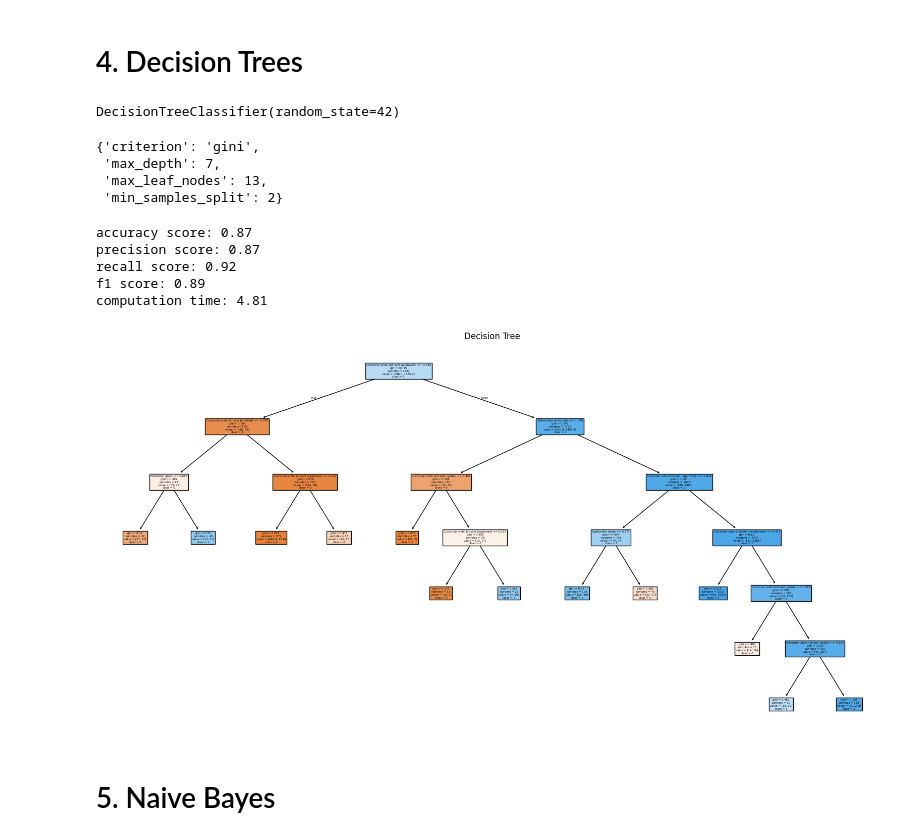
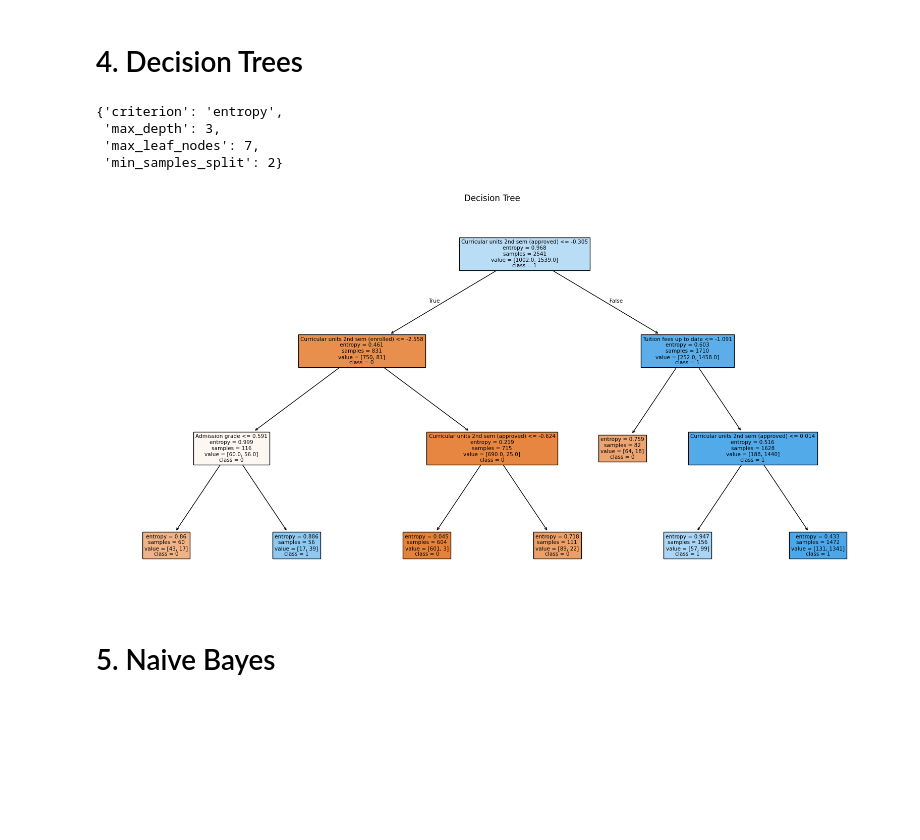
Before and after one commit to hannah127/EduPredictors, a Jupyter notebook: Training_ML_Models.ipynb, the cells around one changed output. Drawn from its saved outputs; the diff is of its cells as text; code cells hidden in the pictures; blank space fills up the shorter version.

```diff
--- a/Training_ML_Models.ipynb
+++ b/Training_ML_Models.ipynb
@@ -79,9 +78,9 @@ Coefficient of Determination (R2):  0.6187904145816794
 # %% [markdown]
 # 2. kNN
 # %%
-knn = KNeighborsClassifier(n_neighbors=5)
+model_knn = KNeighborsClassifier(n_neighbors=5)
 
-knn.fit(X_train, y_train)
+model_knn.fit(X_train, y_train)
 # %% [output]
 KNeighborsClassifier()
 # %%
@@ -107,7 +104,7 @@ g_res.best_params_
 # %% [output]
 {'metric': 'manhattan', 'n_neighbors': 7, 'weights': 'distance'}
 # %%
-knn = KNeighborsClassifier(n_neighbors = 7, weights = 'distance',metric = 'manhattan')
-knn.fit(X_train, y_train)
+model_knn_tuned = KNeighborsClassifier(n_neighbors = 7, weights = 'distance',metric = 'manhattan')
+model_knn_tuned.fit(X_train, y_train)
 # %% [output]
 KNeighborsClassifier(metric='manhattan', n_neighbors=7, weights='distance')
@@ -177,7 +145,5 @@ y_pred_rf_tuned = model_rf_tuned.predict(X_test)
 # 4. Decision Trees
 # %%
 model_dt = DecisionTreeClassifier(random_state=42)
-
 model_dt.fit(X_train, y_train)
+y_pred_dt = model_dt.predict(X_test)
-# %% [output]
-DecisionTreeClassifier(random_state=42)
@@ -186,49 +150,32 @@ import time
 # %%
-# setup parameter space
 parameters = {'criterion':['gini','entropy'],
               'max_depth':np.arange(1,21).tolist()[0::2],
               'min_samples_split':np.arange(2,11).tolist()[0::2],
               'max_leaf_nodes':np.arange(3,26).tolist()[0::2]}
 
-# create an instance of the grid search object
 g = GridSearchCV(DecisionTreeClassifier(), parameters, cv=5, n_jobs=-1)
 
-# conduct grid search over the parameter space
-start_time = time.time()
 g.fit(X_train,y_train)
-duration = time.time() - start_time
 
-# show best parameter configuration found for classifier
 cls_params = g.best_params_
 cls_params
 # %% [output]
-{'criterion': 'gini',
- 'max_depth': 7,
- 'max_leaf_nodes': 13,
+{'criterion': 'entropy',
+ 'max_depth': 3,
+ 'max_leaf_nodes': 7,
  'min_samples_split': 2}
-# %%
-model = g.best_estimator_
-y_pred = model.predict(X_test)
-print('accuracy score: %.2f' % accuracy_score(y_test,y_pred))
-print('precision score: %.2f' % precision_score(y_test,y_pred))
-print('recall score: %.2f' % recall_score(y_test,y_pred))
-print('f1 score: %.2f' % f1_score(y_test,y_pred))
-print('computation time: %.2f' % duration)
-# %% [output]
-accuracy score: 0.87
-precision score: 0.87
-recall score: 0.92
-f1 score: 0.89
-computation time: 4.81
+# %%
+model_dt_tuned = g.best_estimator_
+y_pred_dt_tuned = model_dt_tuned.predict(X_test)
 # %%
-class_names = list(map(str, model.classes_))
+class_names = list(map(str, model_dt_tuned.classes_))
 
 plt.figure(figsize=(20,10))
-plot_tree(model, filled=True, feature_names=df_filtered.columns[:-1], class_names=class_names)
+plot_tree(model_dt_tuned, filled=True, feature_names=df_filtered.columns[:-1], class_names=class_names)
 plt.title('Decision Tree')
 plt.show()
 # %% [output]
-[figure, old version]
+[figure, new version]
 # %% [markdown]
 # 5. Naive Bayes
 # %%
```
Also changed, not shown: parts of 15 cells of this notebook, 1 other file.
